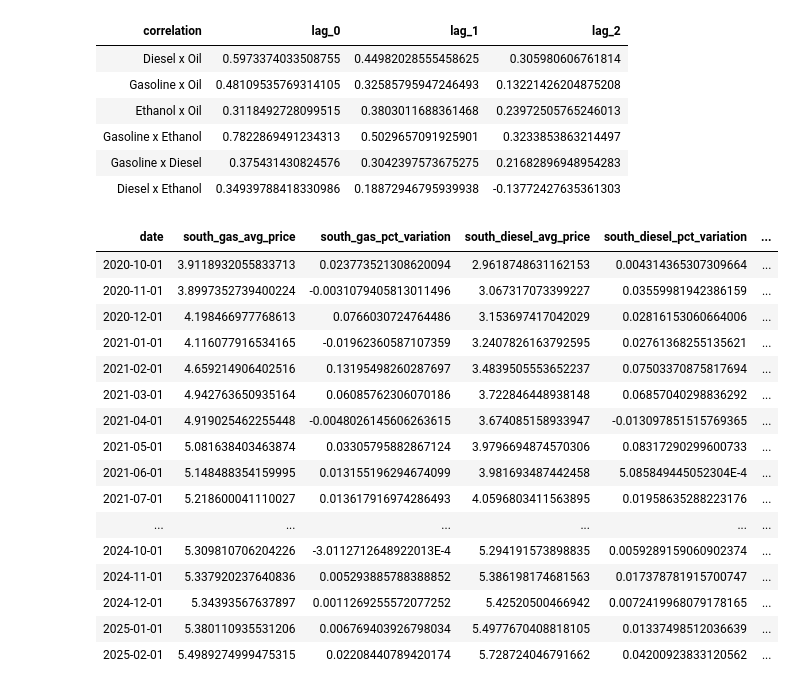
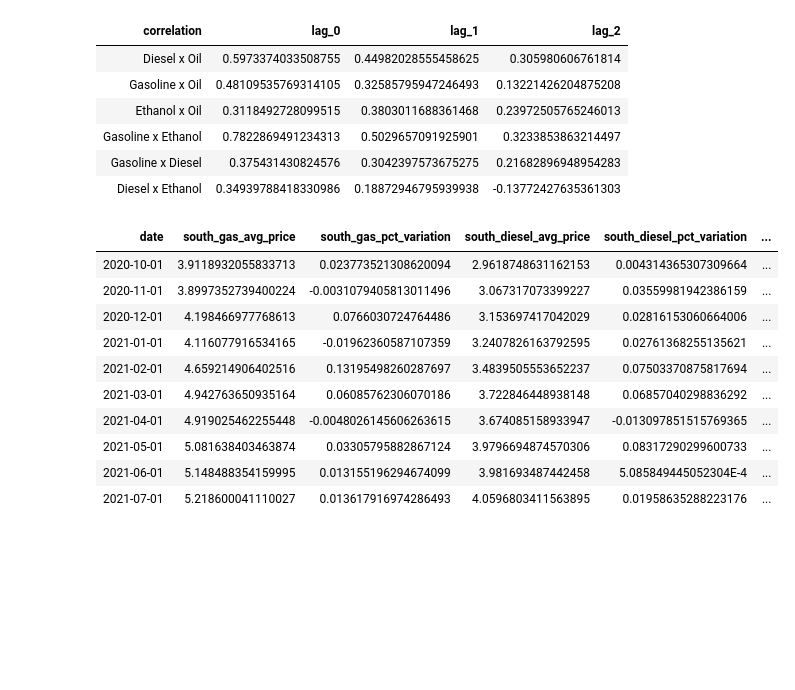
Before and after one commit to trjuj/MVP---Engenharia-de-Dados, a Jupyter notebook: Notebooks/Notebook main.ipynb, the cells around one changed output. Saved outputs shown, nothing was run; the diff lists cells and outputs as text; code cells hidden in the pictures; blank space fills up the shorter version.

```diff
--- a/Notebooks/Notebook main.ipynb
+++ b/Notebooks/Notebook main.ipynb
@@ -296,40 +304,34 @@ regions['south_ethanol_avg_price'] = south.loc[south['product'] == 'ETHANOL', 'a
 regions['south_ethanol_pct_variation'] = regions['south_ethanol_avg_price'].pct_change()
 
 regions['southeast_gas_avg_price'] = southeast.loc[southeast['product'] == 'GASOLINE', 'avg_price'].values
 regions['southeast_gas_pct_variation'] = regions['southeast_gas_avg_price'].pct_change()
 regions['southeast_diesel_avg_price'] = southeast.loc[southeast['product'] == 'DIESEL', 'avg_price'].values
 regions['southeast_diesel_pct_variation'] = regions['southeast_diesel_avg_price'].pct_change()
 regions['southeast_ethanol_avg_price'] = southeast.loc[southeast['product'] == 'ETHANOL', 'avg_price'].values
 regions['southeast_ethanol_pct_variation'] = regions['southeast_ethanol_avg_price'].pct_change()
 
 regions = regions.dropna()
 
-regions.display()
+display(regions.head(10))
 
 regions.to_csv('../Gold_data/regions.csv')
 spark_regions = spark.createDataFrame(regions)
 spark.sql("USE CATALOG `mvp-juj`")
 spark.sql("USE SCHEMA `mvp-data`")
 spark.sql("DROP TABLE IF EXISTS regions")
 spark_regions.write.mode('overwrite').saveAsTable('regions')
 # %% [output]
 | date | south_gas_avg_price | south_gas_pct_variation | south_diesel_avg_price | south_diesel_pct_variation | ... |
 | 2020-10-01 | 3.9118932055833713 | 0.023773521308620094 | 2.9618748631162153 | 0.004314365307309664 | ... |
 | 2020-11-01 | 3.8997352739400224 | -0.0031079405813011496 | 3.067317073399227 | 0.03559981942386159 | ... |
 | 2020-12-01 | 4.198466977768613 | 0.0766030724764486 | 3.153697417042029 | 0.02816153060664006 | ... |
 | 2021-01-01 | 4.116077916534165 | -0.01962360587107359 | 3.2407826163792595 | 0.02761368255135621 | ... |
 | 2021-02-01 | 4.659214906402516 | 0.13195498260287697 | 3.4839505553652237 | 0.07503370875817694 | ... |
 | 2021-03-01 | 4.942763650935164 | 0.06085762306070186 | 3.722846448938148 | 0.06857040298836292 | ... |
 | 2021-04-01 | 4.919025462255448 | -0.0048026145606263615 | 3.674085158933947 | -0.013097851515769365 | ... |
 | 2021-05-01 | 5.081638403463874 | 0.03305795882867124 | 3.9796694874570306 | 0.08317290299600733 | ... |
 | 2021-06-01 | 5.148488354159995 | 0.013155196294674099 | 3.981693487442458 | 5.085849445052304E-4 | ... |
 | 2021-07-01 | 5.218600041110027 | 0.013617916974286493 | 4.0596803411563895 | 0.01958635288223176 | ... |
-| ... | ... | ... | ... | ... | ... |
-| 2024-10-01 | 5.309810706204226 | -3.0112712648922013E-4 | 5.294191573898835 | 0.0059289159060902374 | ... |
-| 2024-11-01 | 5.337920237640836 | 0.005293885788388852 | 5.386198174681563 | 0.017378781915700747 | ... |
-| 2024-12-01 | 5.34393567637897 | 0.0011269255572077252 | 5.42520500466942 | 0.0072419968079178165 | ... |
-| 2025-01-01 | 5.380110935531206 | 0.006769403926798034 | 5.4977670408818105 | 0.01337498512036639 | ... |
-| 2025-02-01 | 5.4989274999475315 | 0.02208440789420174 | 5.728724046791662 | 0.04200923833120562 | ... |
 # %%
 # df_gas -> combustiveis.csv
 
```
Also changed, not shown: parts of 5 cells of this notebook, 1 other file.
